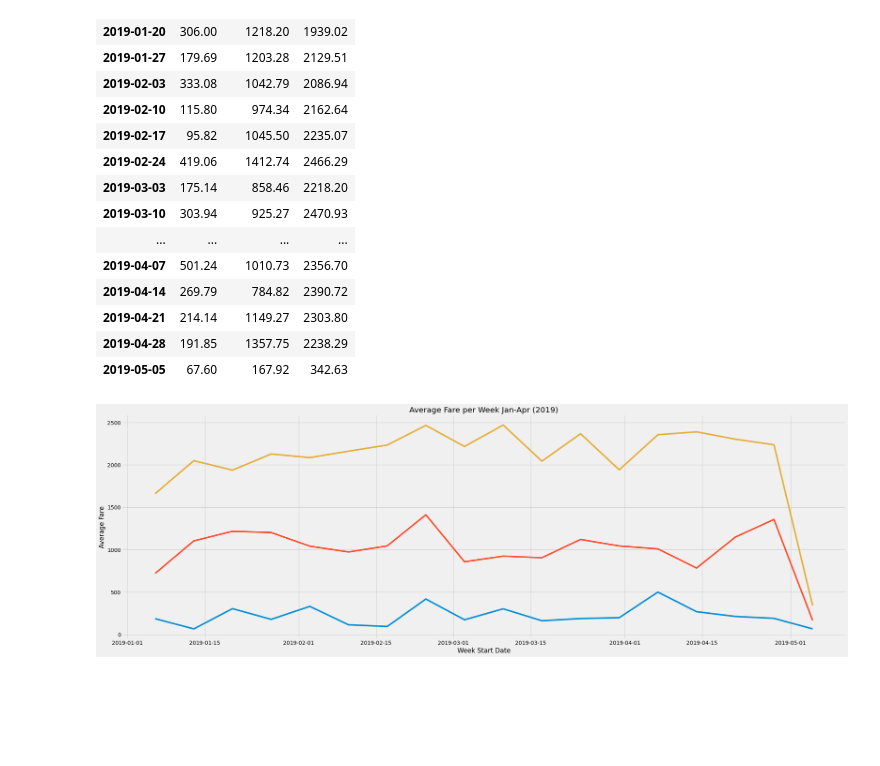
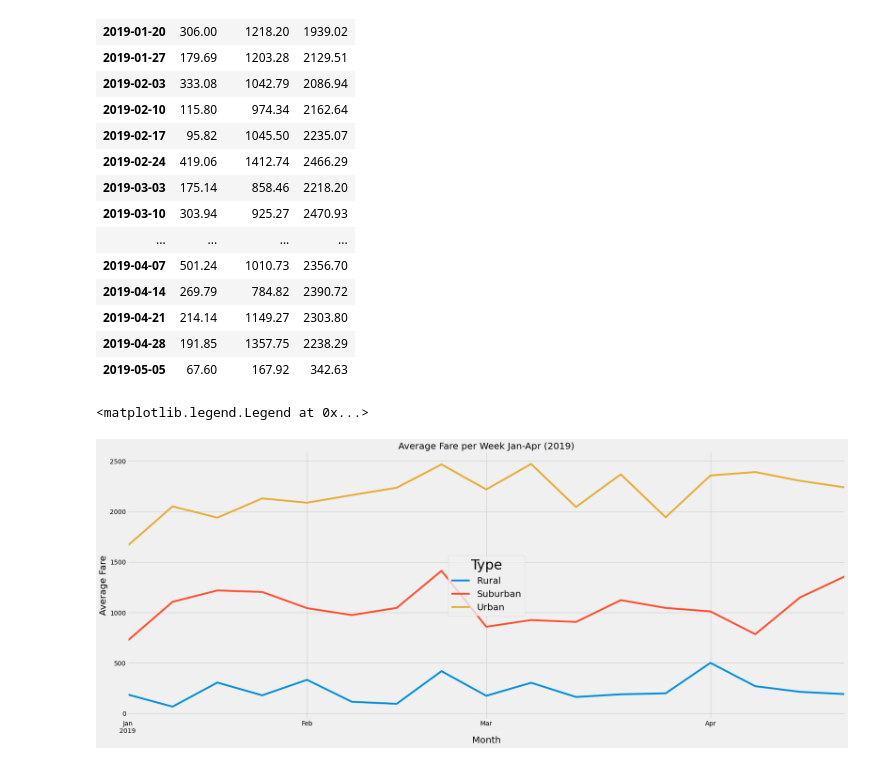
Before and after one commit to airplane3333/PyBer_Analysis, a Jupyter notebook: PyBer_Challenge.ipynb, the cells around one changed output. Saved outputs shown, nothing was run; the diff lists cells and outputs as text; code cells hidden in the pictures; blank space fills up the shorter version.

```diff
--- a/PyBer_Challenge.ipynb
+++ b/PyBer_Challenge.ipynb
@@ -313,19 +311,29 @@ pyber_week_fare
 | 2019-04-21 | 214.14 | 1149.27 | 2303.80 |
 | 2019-04-28 | 191.85 | 1357.75 | 2238.29 |
 | 2019-05-05 | 67.60 | 167.92 | 342.63 |
-# %%
-# 8. Using the object-oriented interface method, plot the resample DataFrame using the df.plot() function.
-# Create the plot with ax.plt()
-fig, ax = plt.subplots(figsize=(30,10))
-ax.plot(pyber_week_fare)
-
-ax.set_title("Average Fare per Week Jan-Apr (2019)")
-ax.set_xlabel('Week Start Date')
-ax.set_ylabel('Average Fare')
-
-# Import the style from Matplotlib.
-from matplotlib import style
-# Use the graph style fivethirtyeight.
-style.use('fivethirtyeight')
-# %% [output]
-[figure, removed]
+# %%
+# 8. Using the object-oriented interface method, plot the resample DataFrame using the df.plot() function.
+# Create the plot with ax.plt()
+# Import the style from Matplotlib.
+import matplotlib.pyplot as plt
+import matplotlib as mpl
+from matplotlib import style
+# Use the graph style fivethirtyeight.
+style.use('fivethirtyeight')
+
+fig, ax = plt.subplots(figsize=(25,10))
+
+pyber_week_fare.plot(kind="line", ax=ax)
+
+mpl.rcParams['font.size'] = 30
+ax.set_title("Average Fare per Week Jan-Apr (2019)", fontsize=20)
+ax.set_xlabel('Month', fontsize=20)
+ax.set_ylabel('Average Fare', fontsize=20)
+ax.set_xlim("2019-01-06", "2019-04-28")
+
+#save the chart to analysis folder
+plt.savefig("analysis/Pyber_fare_summary.png")
+ax.legend(title = "Type", loc="best", fontsize=20)
+# %% [output]
+<matplotlib.legend.Legend at 0x...>
+[figure, added]
```
Also changed, not shown: parts of 4 cells of this notebook, 4 other files.
